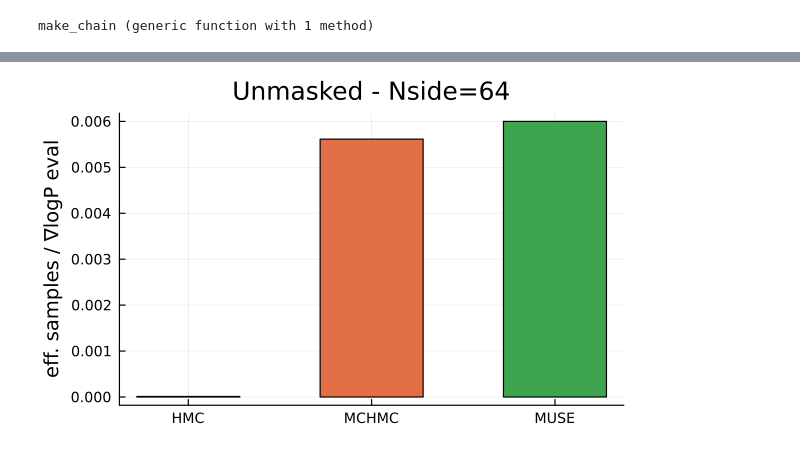
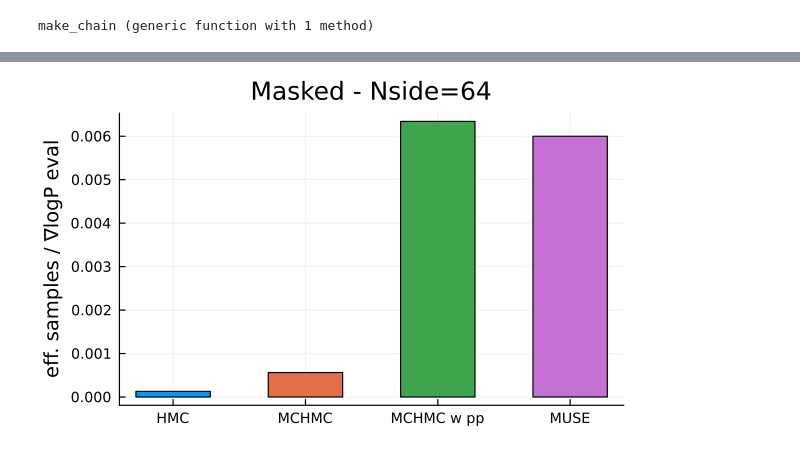
Before and after one commit to JaimeRZP/CMBLensing_MicroCanonicalHMC.jl, a Jupyter notebook: examples/Plotting.ipynb, the cells around one changed output, grey strips where cells are left out. Cells and saved outputs as stored; diff of their text form; code cells hidden in the pictures.

Commit message:
nersc plotting

```diff
--- a/examples/Plotting.ipynb
+++ b/examples/Plotting.ipynb
@@ -31,3 +48,9 @@ masked_muse_chain = load("../chains/MUSE/CMBLensing_masked_NSIDE_64", "chain_mus
 # %%
-unmasked_hmc_samples = load("../chains/HMC/CMBLensing_unmasked", "_samples_hmc")
-masked_hmc_samples = load("../chains/HMC/CMBLensing_masked", "_samples_hmc");
+masked_mchmc_samples = load("../chains/MCHMC/CMBLensing_masked_TEV_0.0001", "samples")
+masked_pp_mchmc_samples = load("../chains/MCHMC/CMBLensing_masked_pp_Nside_64_TEV_0.0001", "samples");
+masked_hmc_samples = load("../chains/HMC/CMBLensing_masked_Nside_64_ϵ_0.25", "_samples_hmc");
+masked_muse_chain = load("../chains/MUSE/CMBLensing_masked_Nside_64", "chain_muse");
+
+masked_no_cosmo_hmc_chain = load("../chains/HMC/CMBLensing_masked_no_cosmo_Nside_64_ϵ_0.25", "_samples_hmc");
+masked_no_cosmo_mchmc_chain = load("../chains/MCHMC/CMBLensing_masked_no_cosmo_Nside_64_TEV_0.0001", "samples");
+masked_pp_no_cosmo_mchmc_chain = load("../chains/MCHMC/CMBLensing_masked_pp_no_cosmo_Nside_64_TEV_0.0001", "samples");
@@ -38,3 +57,4 @@ masked_mchmc_samples = load("../chains/MCHMC/CMBLensing_masked_TEV_0.0001", "sam
 # %%
 unmasked_mchmc_chain = make_chain(unmasked_mchmc_samples);
 masked_mchmc_chain = make_chain(masked_mchmc_samples);
+masked_pp_mchmc_chain = make_chain(masked_pp_mchmc_samples);
@@ -43,18 +211,17 @@ masked_mchmc_chain = make_chain(masked_mchmc_samples);
 # %%
-d = 12290
-
 # Unmasked
 esspc_unmasked_mchmc = MCMCDiagnosticTools.ess(unmasked_mchmc_chain)[[:r,:Aϕ],:ess]/10_000
 
 esss_unmasked_hmc, _ = MicroCanonicalHMC.Summarize(unmasked_hmc_samples)
-esspc_unmasked_hmc = esss_unmasked_hmc[end-1:end] ./ 28_0000
+esspc_unmasked_hmc = esss_unmasked_hmc[end-1:end] ./ 28_000
 
 esspc_unmasked_muse = 0.006
 
 # Masked
 esspc_masked_mchmc = MCMCDiagnosticTools.ess(masked_mchmc_chain)[[:r,:Aϕ],:ess]/10_000
+esspc_masked_pp_mchmc = MCMCDiagnosticTools.ess(masked_pp_mchmc_chain)[[:r,:Aϕ],:ess]/10_000
 
 esss_masked_hmc, _ = MicroCanonicalHMC.Summarize(masked_hmc_samples)
-esspc_masked_hmc = esss_masked_hmc[end-1:end] ./ 28_0000
+esspc_masked_hmc = esss_masked_hmc[end-1:end] ./ 28_000
 
-esspc_masked_muse = 0.006
+esspc_masked_muse = 0.006;
@@ -69,6 +253,6 @@ bar(["HMC" "MCHMC" "MUSE"], which_ess.([[esspc_unmasked_hmc] [esspc_unmasked_mch
 # %%
 which_ess = minimum # can be: first (r), last (Aphi), or minimum
-bar(["HMC" "MCHMC" "MUSE"], which_ess.([[esspc_masked_hmc] [esspc_masked_mchmc] [esspc_masked_muse]]),
-     ylabel = "eff. samples / ∇logP eval", legend=false, title="Unmasked - Nside=64")
+bar(["HMC" "MCHMC" "MCHMC w pp" "MUSE"], which_ess.([[esspc_masked_hmc] [esspc_masked_mchmc] [esspc_masked_pp_mchmc] [esspc_masked_muse]]),
+     ylabel = "eff. samples / ∇logP eval", legend=false, title="Masked - Nside=64")
 # %% [output]
-[figure, old version]
+[figure, new version]
```
Also changed, not shown: parts of 31 cells of this notebook.
